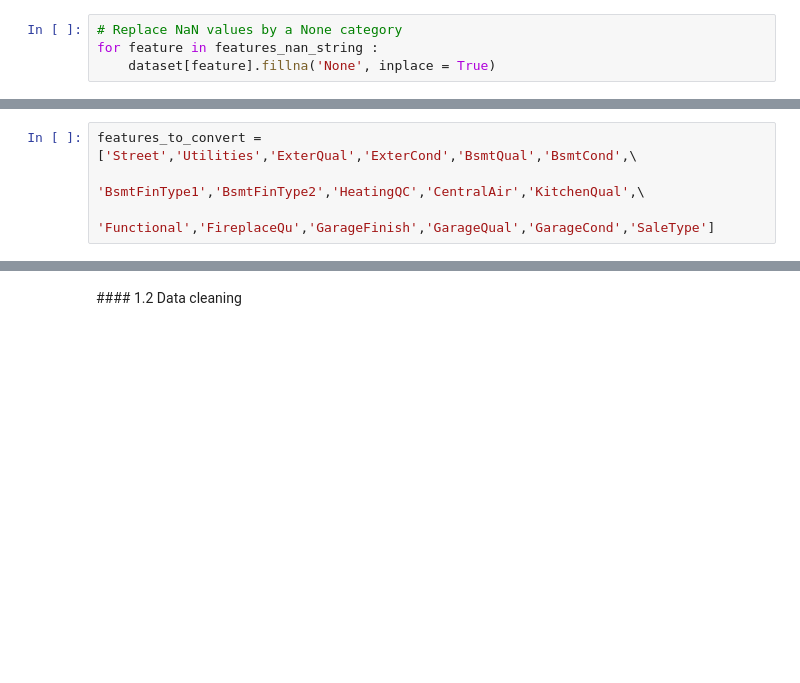
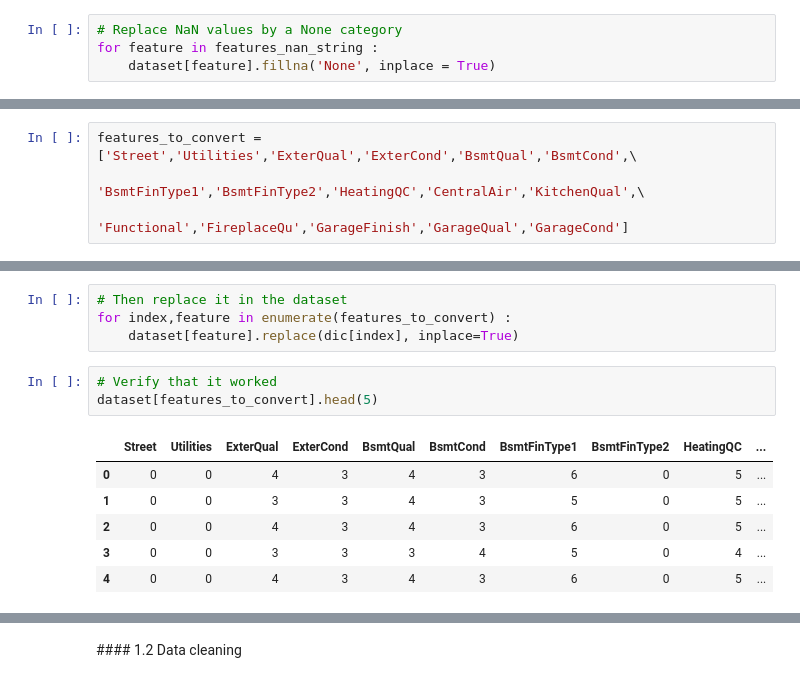
Before and after one commit to Makubu/AML, a Jupyter notebook: Chall2_Houses_Prediction/house_pricing_challenge.ipynb, the cells around one changed output, grey strips where cells are left out. Cells and saved outputs as stored; diff of their text form; blank space fills up the shorter version.

```diff
--- a/Chall2_Houses_Prediction/house_pricing_challenge.ipynb
+++ b/Chall2_Houses_Prediction/house_pricing_challenge.ipynb
@@ -503,6 +493,6 @@ SaleCondition
 # %%
 features_to_convert = ['Street','Utilities','ExterQual','ExterCond','BsmtQual','BsmtCond',\
                   'BsmtFinType1','BsmtFinType2','HeatingQC','CentralAir','KitchenQual',\
-                     'Functional','FireplaceQu','GarageFinish','GarageQual','GarageCond','SaleType']
+                     'Functional','FireplaceQu','GarageFinish','GarageQual','GarageCond']
 # %%
 features_to_encode = ['MSZoning','LotShape','LandContour','LotConfig','Neighborhood','Condition1',\
@@ -561,0 +567,14 @@ array([[1., 0.],
+# %%
+# Then replace it in the dataset
+for index,feature in enumerate(features_to_convert) :
+    dataset[feature].replace(dic[index], inplace=True)
+# %%
+# Verify that it worked
+dataset[features_to_convert].head(5)
+# %% [output]
+|  | Street | Utilities | ExterQual | ExterCond | BsmtQual | BsmtCond | BsmtFinType1 | BsmtFinType2 | HeatingQC | ... |
+| 0 | 0 | 0 | 4 | 3 | 4 | 3 | 6 | 0 | 5 | ... |
+| 1 | 0 | 0 | 3 | 3 | 4 | 3 | 5 | 0 | 5 | ... |
+| 2 | 0 | 0 | 4 | 3 | 4 | 3 | 6 | 0 | 5 | ... |
+| 3 | 0 | 0 | 3 | 3 | 3 | 4 | 5 | 0 | 4 | ... |
+| 4 | 0 | 0 | 4 | 3 | 4 | 3 | 6 | 0 | 5 | ... |
```
Also changed, not shown: parts of 32 cells of this notebook.
